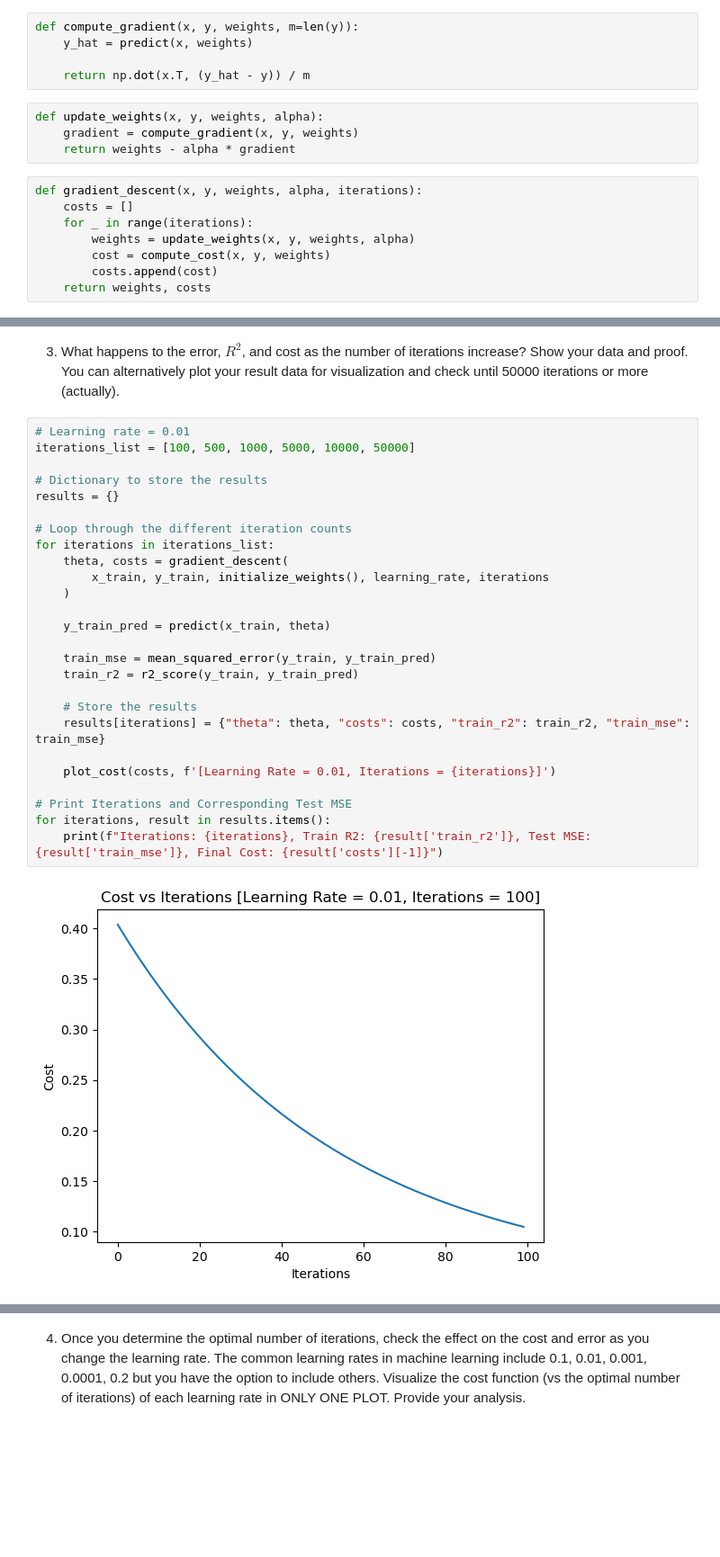
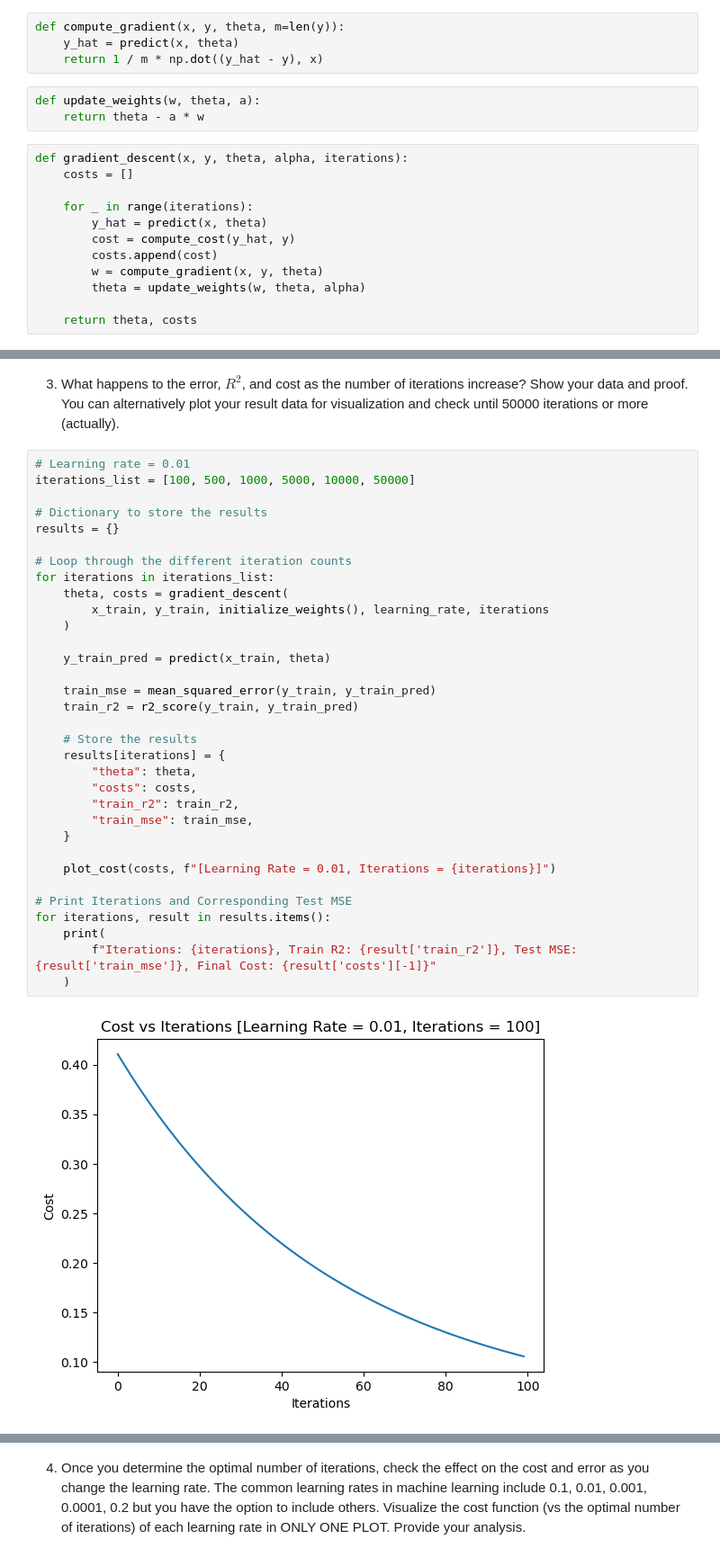
Before and after one commit to dreeew05/CMSC-197, a Jupyter notebook: Assignment 2/hw3-bulaong.ipynb, the cells around one changed output, grey strips where cells are left out. Shown: that part at 90% size. Cells and saved outputs as stored; diff of their text form; blank space fills up the shorter version.

```diff
--- a/Assignment 2/hw3-bulaong.ipynb
+++ b/Assignment 2/hw3-bulaong.ipynb
@@ -77,20 +79,22 @@ def compute_cost(x, y, weights, m=len(y)):
 # %%
-def compute_gradient(x, y, weights, m=len(y)):
-    y_hat = predict(x, weights)
-
-    return np.dot(x.T, (y_hat - y)) / m
+def compute_gradient(x, y, theta, m=len(y)):
+    y_hat = predict(x, theta)
+    return 1 / m * np.dot((y_hat - y), x)
-# %%
-def update_weights(x, y, weights, alpha):
-    gradient = compute_gradient(x, y, weights)
-    return weights - alpha * gradient
+# %%
+def update_weights(w, theta, a):
+    return theta - a * w
 # %%
-def gradient_descent(x, y, weights, alpha, iterations):
+def gradient_descent(x, y, theta, alpha, iterations):
     costs = []
+
     for _ in range(iterations):
-        weights = update_weights(x, y, weights, alpha)
-        cost = compute_cost(x, y, weights)
+        y_hat = predict(x, theta)
+        cost = compute_cost(y_hat, y)
         costs.append(cost)
-    return weights, costs
+        w = compute_gradient(x, y, theta)
+        theta = update_weights(w, theta, alpha)
+
+    return theta, costs
 # %%
 def plot_cost(costs, title_param):
     plt.plot(costs)
@@ -212,28 +227,35 @@ plt.show()
 # %%
 # Learning rate = 0.01
 iterations_list = [100, 500, 1000, 5000, 10000, 50000]
 
 # Dictionary to store the results
 results = {}
 
 # Loop through the different iteration counts
 for iterations in iterations_list:
     theta, costs = gradient_descent(
         x_train, y_train, initialize_weights(), learning_rate, iterations
     )
 
     y_train_pred = predict(x_train, theta)
 
     train_mse = mean_squared_error(y_train, y_train_pred)
     train_r2 = r2_score(y_train, y_train_pred)
 
     # Store the results
-    results[iterations] = {"theta": theta, "costs": costs, "train_r2": train_r2, "train_mse": train_mse}
+    results[iterations] = {
+        "theta": theta,
+        "costs": costs,
+        "train_r2": train_r2,
+        "train_mse": train_mse,
+    }
 
-    plot_cost(costs, f'[Learning Rate = 0.01, Iterations = {iterations}]')
+    plot_cost(costs, f"[Learning Rate = 0.01, Iterations = {iterations}]")
 
 # Print Iterations and Corresponding Test MSE
 for iterations, result in results.items():
-    print(f"Iterations: {iterations}, Train R2: {result['train_r2']}, Test MSE: {result['train_mse']}, Final Cost: {result['costs'][-1]}")
+    print(
+        f"Iterations: {iterations}, Train R2: {result['train_r2']}, Test MSE: {result['train_mse']}, Final Cost: {result['costs'][-1]}"
+    )
 # %% [output]
-[figure, old version]
+[figure, new version]
```
Also changed, not shown: parts of 24 cells of this notebook, 1 other file.
